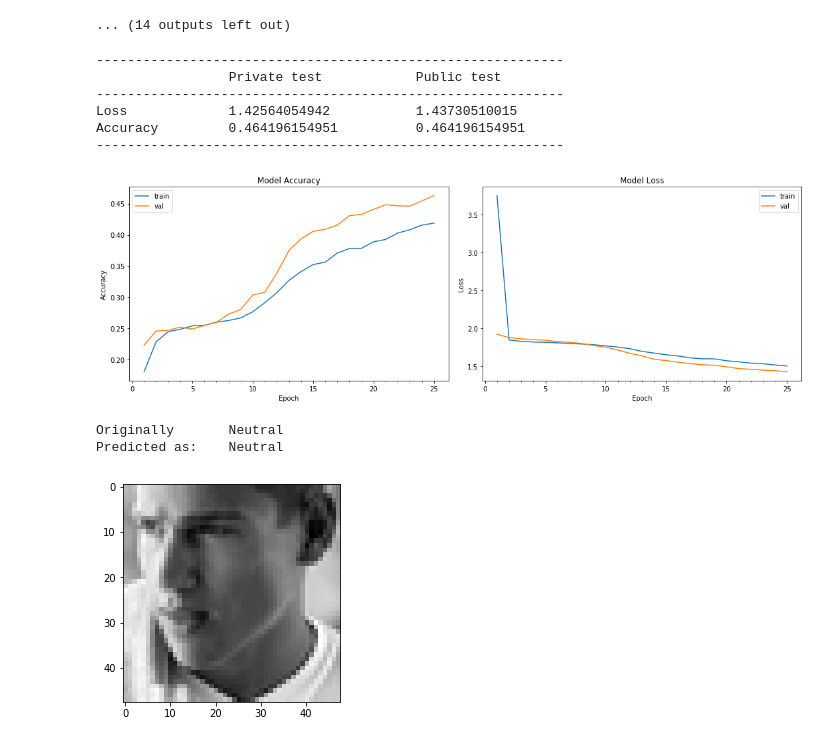
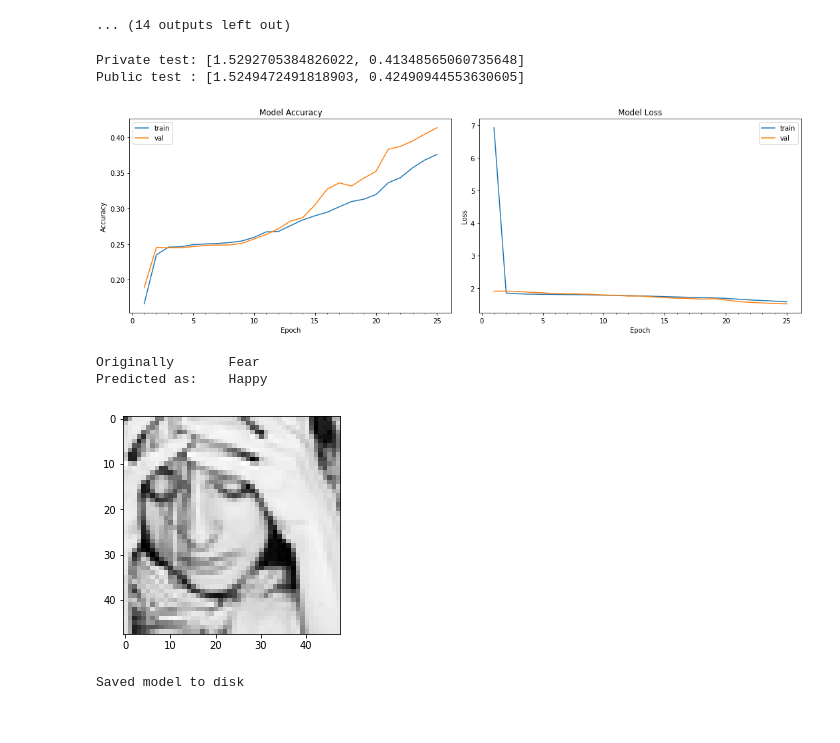
Before and after one commit to ambatirahul/Deep-learning, a Jupyter notebook: Techniques/Modeling_v1.ipynb, the cells around one changed output. Cells and saved outputs as stored; diff of their text form; code cells hidden in the pictures.

Commit message:
Adding new model versions.

```diff
--- a/Techniques/Modeling_v1.ipynb
+++ b/Techniques/Modeling_v1.ipynb
@@ -66,10 +71,20 @@ decay_rate = learning_rate/epochs
 # %%
 # define SGD optimizer
 sgd = SGD(lr=learning_rate, momentum=momentum, decay=decay_rate)
+
+# Call backs
+# define tqdm callback
+tqdmnotebookcallback = TQDMNotebookCallback()
+
+# define a model check point for best model
+#model_path ="../Models/fer_base_weights-improvement-{epoch:02d}-{val_acc:.2f}.hdf5"
+model_path = "../Models/fer_base_V1_CNN.h5"
+#model_path = "../Models/fer_base_NN.h5"
+modelcheckpoint = ModelCheckpoint(model_path, monitor='val_acc', save_best_only=True, mode='max', verbose=0)
 # define early stopping callback
-earlystopping = EarlyStopping(monitor='acc', min_delta=0.001, patience=2, mode='auto')
+earlystopping = EarlyStopping(monitor='val_acc', min_delta=0.0001, patience=3, mode='max', verbose=0)
 # list of callback's
-callbacks_list = [TQDMNotebookCallback(), earlystopping]
+callbacks_list = [tqdmnotebookcallback, earlystopping, modelcheckpoint]
 # %%
 model.compile(loss='categorical_crossentropy', optimizer='adam', metrics=['accuracy'])
 model.summary()
@@ -92,10 +107,12 @@ Trainable params: 117,895
 Non-trainable params: 0
 _________________________________________________________________
 # %%
-model_info = model.fit(X_train, to_categorical(y_train),
-                       epochs=epochs, batch_size=batch_size, verbose=0,
-                       validation_data=(X_private_test, to_categorical(y_private_test)),
-                       callbacks=callbacks_list)
+model_info = model.fit(X_train,
+                       to_categorical(y_train),
+                       epochs = epochs,
+                       batch_size = batch_size, verbose=0,
+                       validation_data = (X_private_test, to_categorical(y_private_test)),
+                       callbacks = callbacks_list)
 # %% [output]
 A Jupyter Widget
 A Jupyter Widget
@@ -114,20 +131,12 @@ A Jupyter Widget
 private_test_score = model.evaluate(X_private_test, to_categorical(y_private_test), verbose=1)
 # %%
 public_test_score = model.evaluate(X_public_test, to_categorical(y_public_test), verbose=1)
-# %%
-print('-'*60)
-print('\t\t Private test\t\t Public test')
-print('-'*60)
-print('Loss\t\t',private_test_score[0],'\t\t',public_test_score[0])
-print('Accuracy\t',public_test_score[1],'\t',public_test_score[1])
-print('-'*60)
-# %% [output]
-------------------------------------------------------------
-                 Private test            Public test
-------------------------------------------------------------
-Loss             1.42564054942           1.43730510015
-Accuracy         0.464196154951          0.464196154951
-------------------------------------------------------------
+# %%
+print('Private test:', private_test_score)
+print('Public test :', public_test_score)
+# %% [output]
+Private test: [1.5292705384826022, 0.41348565060735648]
+Public test : [1.5249472491818903, 0.42490944553630605]
 # %%
 def plot_model_history(model_history):
     fig, axs = plt.subplots(1,2,figsize=(15,5))
@@ -152,17 +161,25 @@ def plot_model_history(model_history):
 # %%
 plot_model_history(model_info)
 # %% [output]
-[figure, old version]
+[figure, new version]
 # %%
 def show_emotion(emo):
         return emotion[np.argmax(emo, axis=None, out=None)]
 # %%
-i = 881
+i = 553
 plt.imshow(X_public_test[i, :, :, 0], cmap='gray')
 print('Originally\t',emotion[y_public_test[i]])
 p = model.predict(reshape(X_public_test[i]))
 print('Predicted as:\t',show_emotion(p))
 # %% [output]
-Originally       Neutral
-Predicted as:    Neutral
+Originally       Fear
+Predicted as:    Happy
-[figure, old version]
+[figure, new version]
+# %%
+# serialize model to JSON
+model = load_model("../Models/fer_base_V1_CNN.h5")
+with open("../Models/fer_base_V1_CNN.json", "w") as json_file:
+    json_file.write(model.to_json())
+print("Saved model to disk")
+# %% [output]
+Saved model to disk
```
Also changed, not shown: parts of 3 cells of this notebook, 8 other files.
